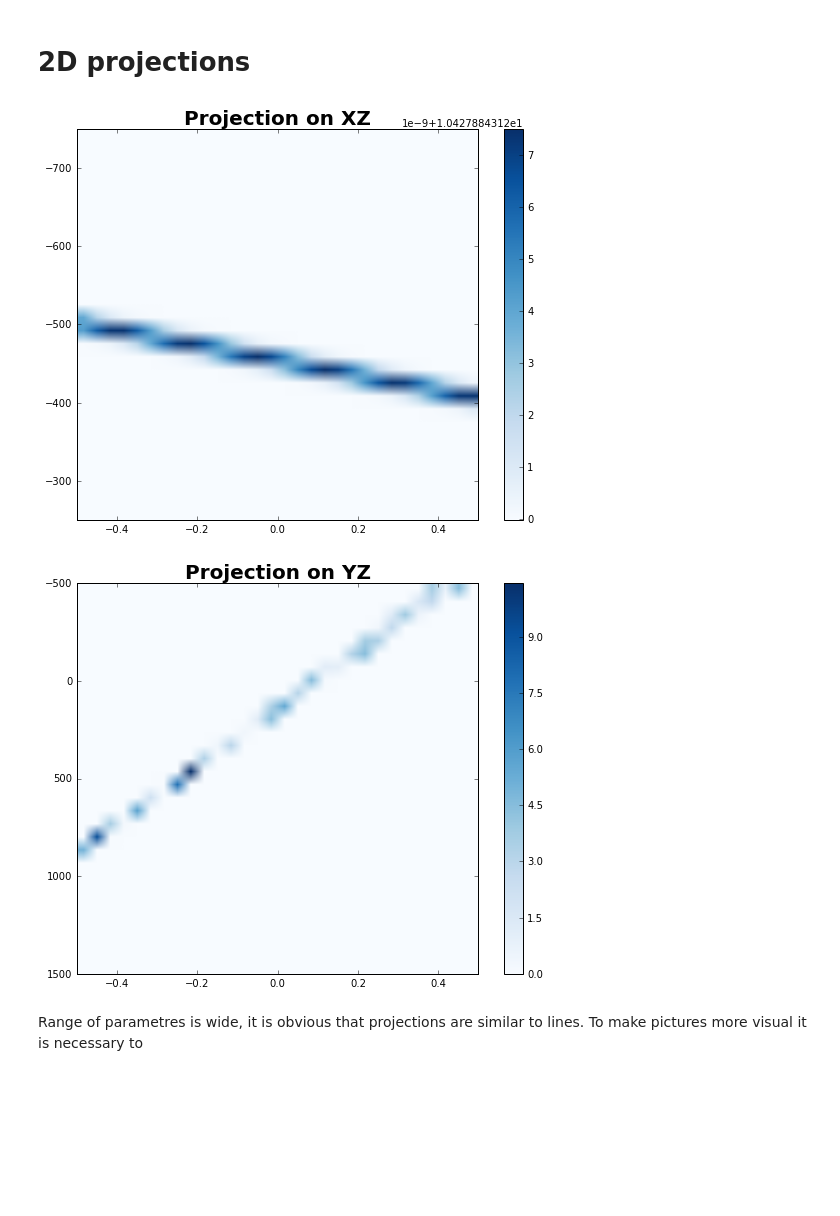
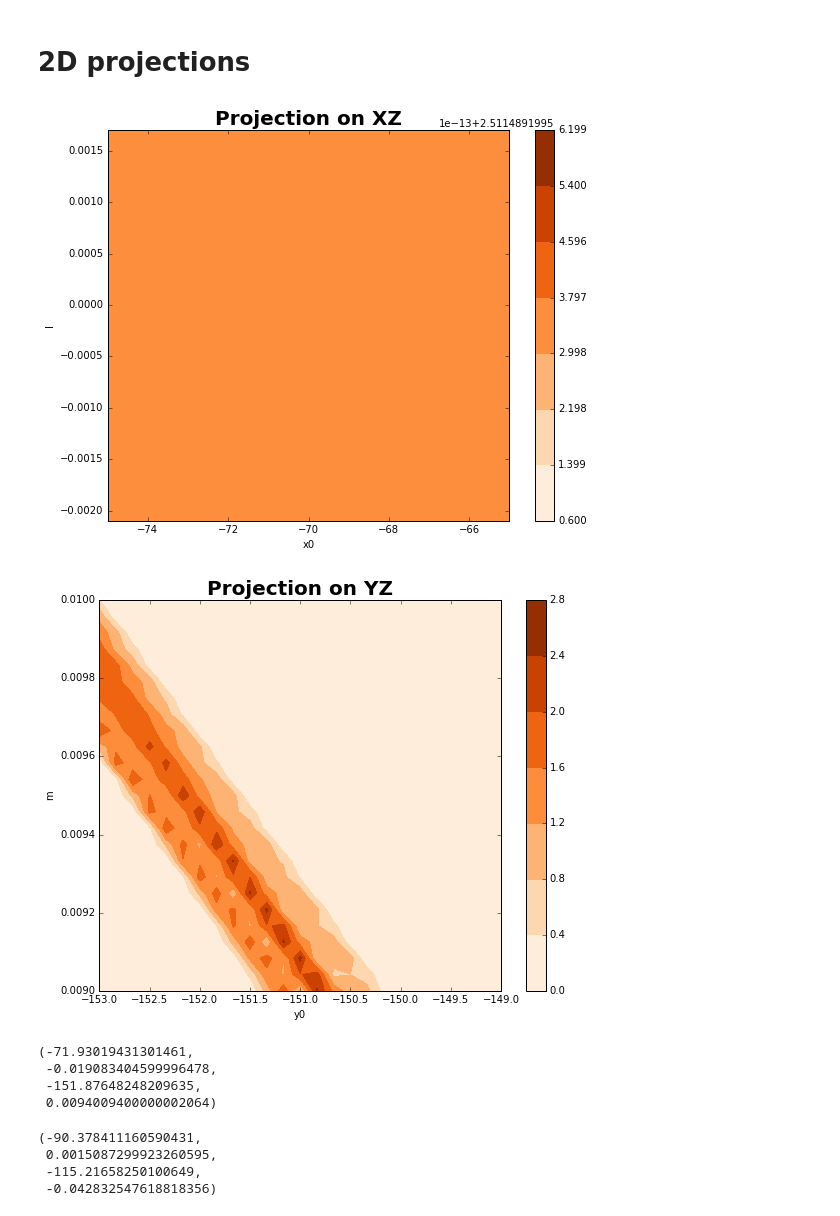
Before and after one commit to hushchyn-mikhail/ship_tracking_summer2016, a Jupyter notebook: notebooks/Retina_demonstration.ipynb, the cells around one changed output. Drawn from its saved outputs; the diff is of its cells as text; code cells hidden in the pictures; blank space fills up the shorter version.

```diff
--- a/notebooks/Retina_demonstration.ipynb
+++ b/notebooks/Retina_demonstration.ipynb
@@ -79,11 +85,11 @@ array(6.429460644417849e-05)
 # %%
 from retina import plot_artifitial_retina_response, params2vec
 # %%
-event = data[data.EventID==2]
+event = data[data.EventID==23]
 event_before_magnet = event[event.StatNb<3]
 # %%
-size = 30
-ms = np.linspace(-0.5, 0.5, size)
-y0s = np.linspace(-500, 1500, size)
-ls = np.linspace(-0.5, 0.5, size)
-x0s = np.linspace(-250, -750, size)
+size = 25
+ms = np.linspace(0.009, 0.01, size)
+y0s = np.linspace(-153, -149, size)
+ls = np.linspace(-0.0021, 0.0017, size)
+x0s = np.linspace(-75, -65, size)
@@ -100,7 +96,5 @@ for i in range(len(x0s)):
 # %%
-local_projections_1 = plot_artifitial_retina_response(grid, ms, y0s, ls, x0s)
+projections = plot_artifitial_retina_response(event_before_magnet, ms, y0s, ls, x0s, 0.1)
 # %% [output]
-[figure, old version]
+[figure, new version]
-[figure, old version]
+[figure, new version]
-# %% [markdown]
-Range of parametres is wide, it is obvious that projections are similar to lines. To make pictures more visual it is necessary to
@@ -106,0 +103,14 @@ Range of parametres is wide, it is obvious that projections are similar to lines
+# %%
+get_track_params(event_before_magnet, 2)
+# %% [output]
+(-71.93019431301461,
+ -0.019083404599996478,
+ -151.87648248209635,
+ 0.0094009400000002064)
+# %%
+get_track_params(event_before_magnet, 3)
+# %% [output]
+(-90.378411160590431,
+ 0.0015087299923260595,
+ -115.21658250100649,
+ -0.042832547618818356)
```
Also changed, not shown: parts of 11 cells of this notebook, 1 other file.
